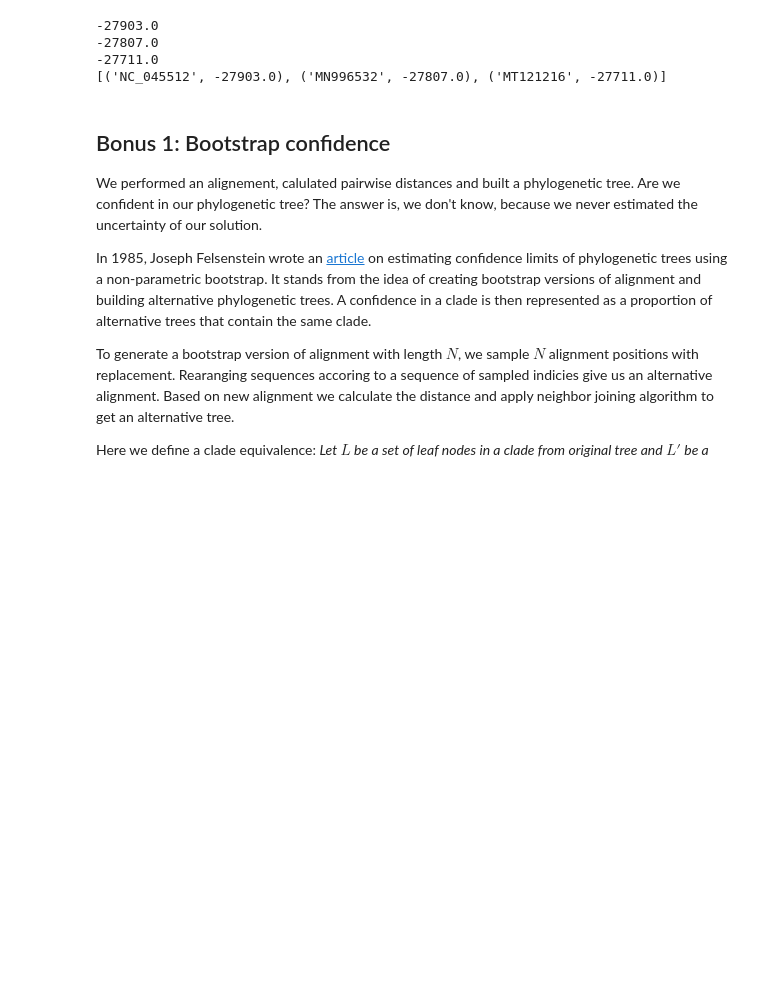
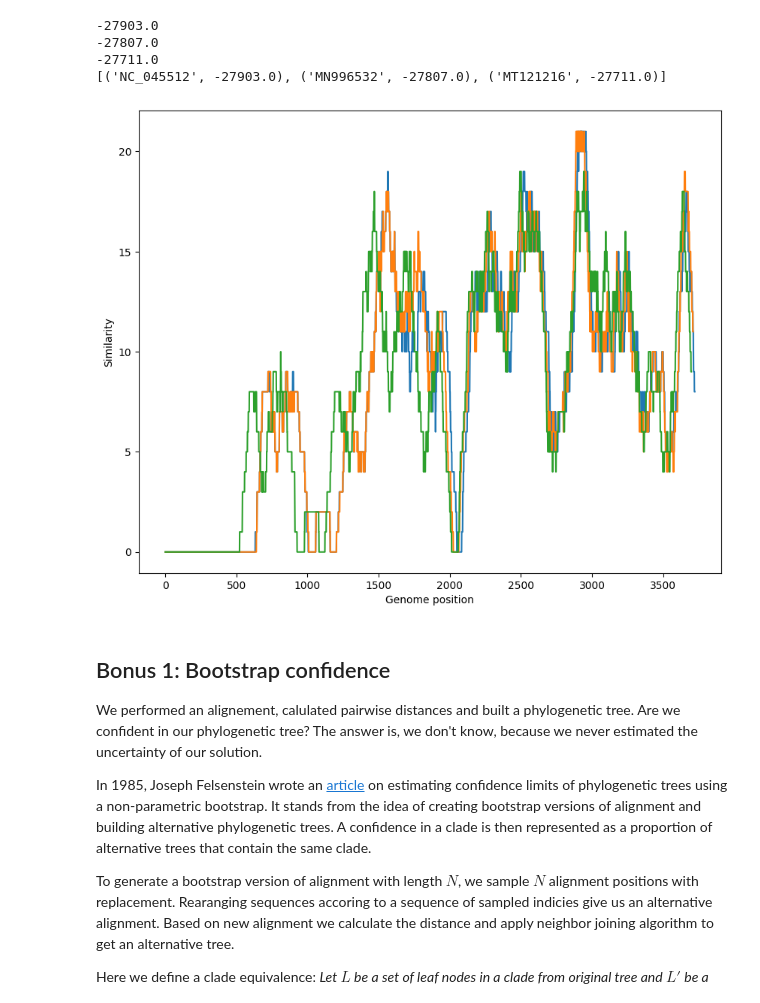
Before and after one commit to aewr-ey/assign_phylo, a Jupyter notebook: phylo_workbook.ipynb, the cells around one changed output. Drawn from its saved outputs; the diff is of its cells as text; code cells hidden in the pictures; blank space fills up the shorter version.

Commit message:
problem 4 spike protein + alignment logic fromm assessment 1:

```diff
--- a/phylo_workbook.ipynb
+++ b/phylo_workbook.ipynb
@@ -304,6 +304,36 @@ print(aligned_scores)
 -27807.0
 -27711.0
 [('NC_045512', -27903.0), ('MN996532', -27807.0), ('MT121216', -27711.0)]
+# %%
+# plot for the spike protein only
+import matplotlib.pyplot as plt
+
+window_size = 100
+plt.figure(figsize=(10, 8))
+
+
+for accession, human, other in aligned_seqs:
+   similarities = []
+
+   for i in range(len(human) - window_size + 1):
+      human_win = human[i:i + window_size]
+      other_win = other[i:i + window_size]
+
+      matches = 0
+
+      for i in range(window_size):
+         if human_win[i] == other_win[i] and human_win[i] != "-":
+            matches += 1
+
+      similarities.append(matches / window_size * 100)
+
+   plt.plot(similarities)
+
+plt.xlabel("Genome position")
+plt.ylabel("Similarity")
+plt.show()
+# %% [output]
+[figure, added]
 # %%
 recombination_inside_rbd = """
 Which coronavirus is more similar to SARS-CoV-2 inside the RBD and which is more similar outside the RBD?
```
